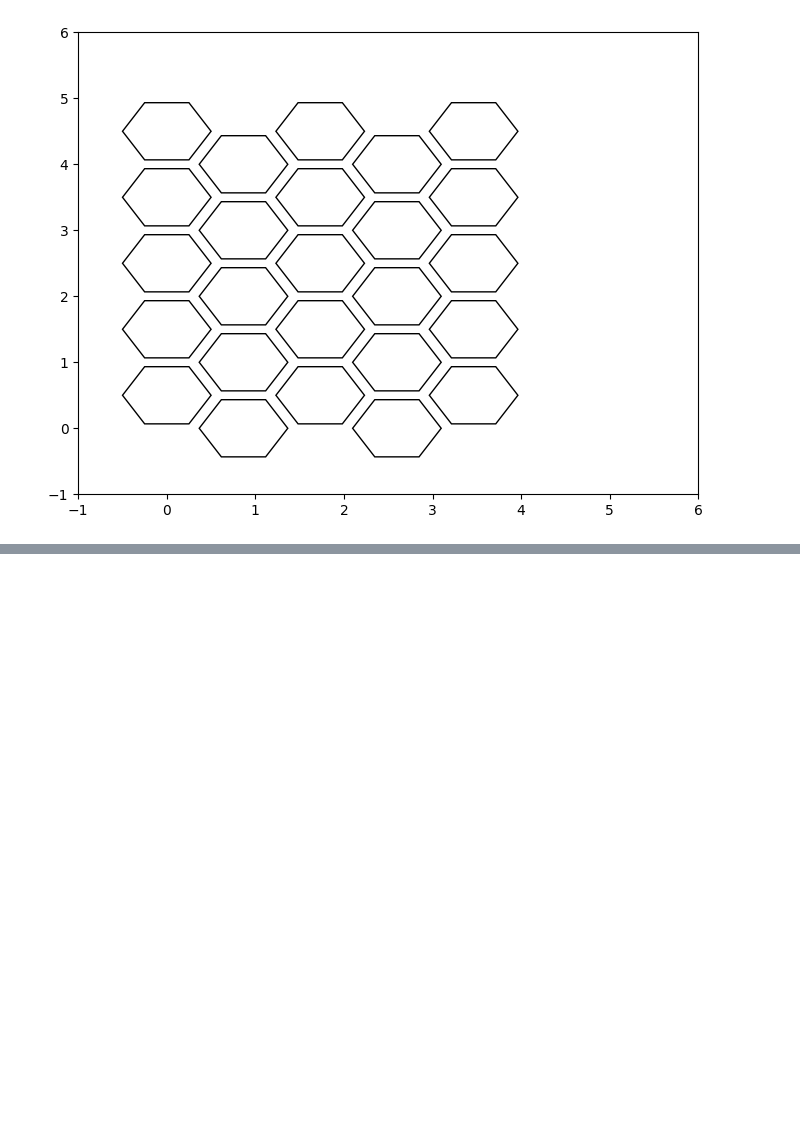
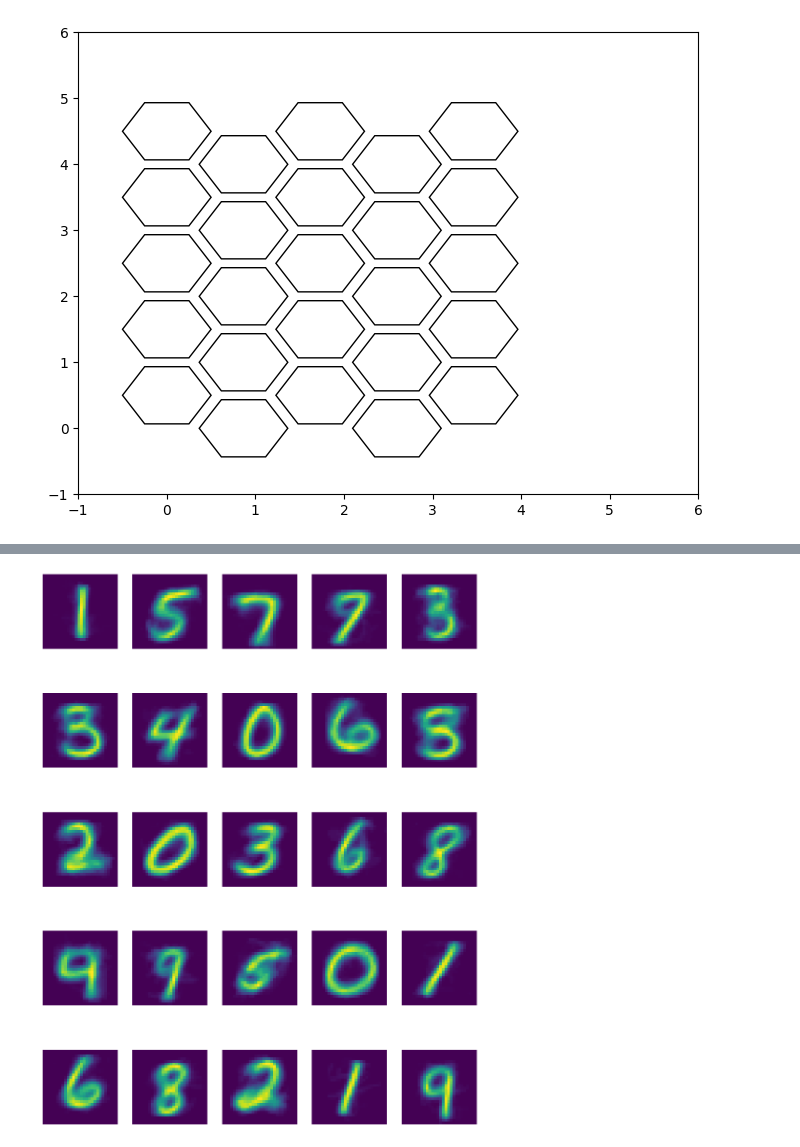
Before and after one commit to skowronskid/Computational-Analysis-Methods, a Jupyter notebook: SOM/som_experiments.ipynb, the cells around one changed output, grey strips where cells are left out. Drawn from its saved outputs; the diff is of its cells as text; code cells hidden in the pictures; blank space fills up the shorter version.

```diff
--- a/SOM/som_experiments.ipynb
+++ b/SOM/som_experiments.ipynb
@@ -677,0 +605,14 @@ array([[[0.        , 0.        , 0.        , 0.        , 0.        ],
+# %%
+tmp = som5.weights.reshape(25,784)
+# %%
+fig, axs = plt.subplots(5, 5, figsize=(12, 16))
+axs = axs.flatten()
+
+
+
+
+for i, ax in enumerate(axs):
+    ax.imshow(np.asarray(tmp[i]).reshape(28,28))
+    ax.axis('off')
+# %% [output]
+[figure, added]
```
Also changed, not shown: parts of 9 cells of this notebook.
